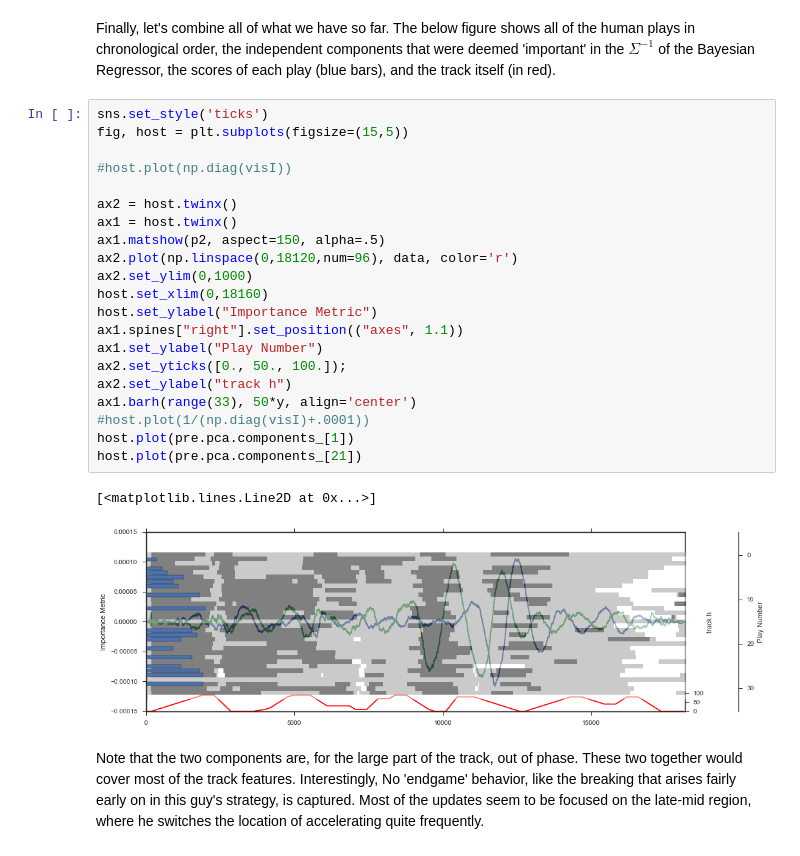
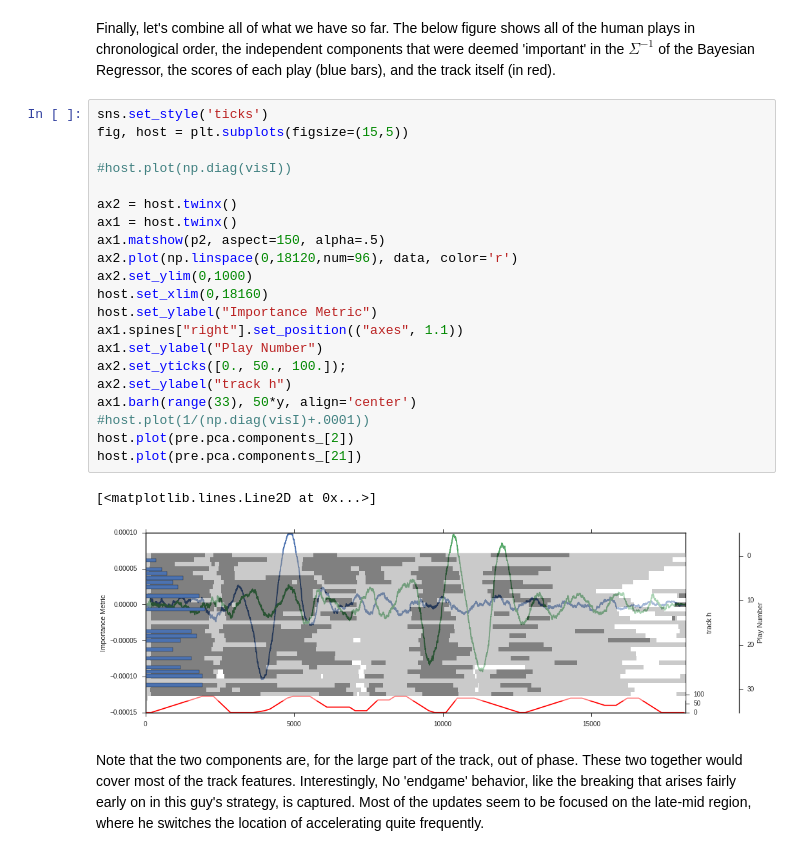
Before and after one commit to DesignInformaticsLab/EcoRacer2016, a Jupyter notebook: Player2_Example.ipynb, the cells around one changed output. Cells and saved outputs as stored; diff of their text form.

```diff
--- a/Player2_Example.ipynb
+++ b/Player2_Example.ipynb
@@ -81,27 +85,27 @@ Finally, let's combine all of what we have so far. The below figure shows all of
 # %%
 sns.set_style('ticks')
 fig, host = plt.subplots(figsize=(15,5))
 
 #host.plot(np.diag(visI))
 
 ax2 = host.twinx()
 ax1 = host.twinx()
 ax1.matshow(p2, aspect=150, alpha=.5)
 ax2.plot(np.linspace(0,18120,num=96), data, color='r')
 ax2.set_ylim(0,1000)
 host.set_xlim(0,18160)
 host.set_ylabel("Importance Metric")
 ax1.spines["right"].set_position(("axes", 1.1))
 ax1.set_ylabel("Play Number")
 ax2.set_yticks([0., 50., 100.]);
 ax2.set_ylabel("track h")
 ax1.barh(range(33), 50*y, align='center')
 #host.plot(1/(np.diag(visI)+.0001))
-host.plot(pre.pca.components_[1])
+host.plot(pre.pca.components_[2])
 host.plot(pre.pca.components_[21])
 # %% [output]
 [<matplotlib.lines.Line2D at 0x...>]
-[figure, old version]
+[figure, new version]
 # %% [markdown]
 Note that the two components are, for the large part of the track, out of phase. These two together would cover most of the track features. Interestingly, No 'endgame' behavior, like the breaking that arises fairly early on in this guy's strategy, is captured. Most of the updates seem to be focused on the late-mid region, where he switches the location of accelerating quite frequently.
 # %% [markdown]
```
Also changed, not shown: parts of 10 cells of this notebook.
